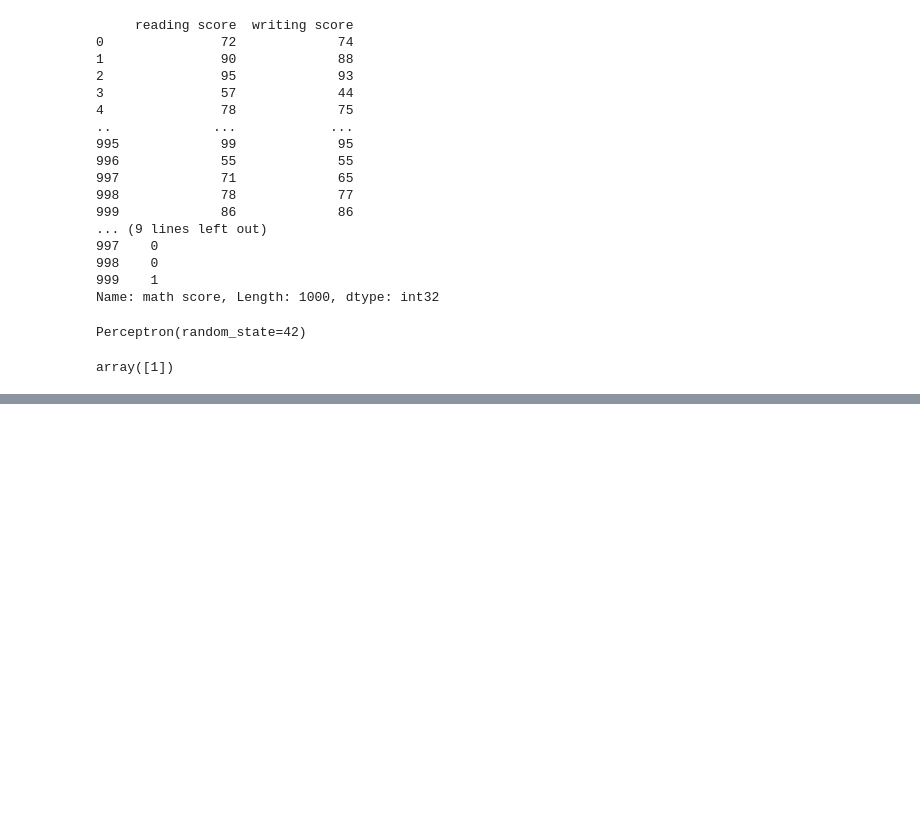
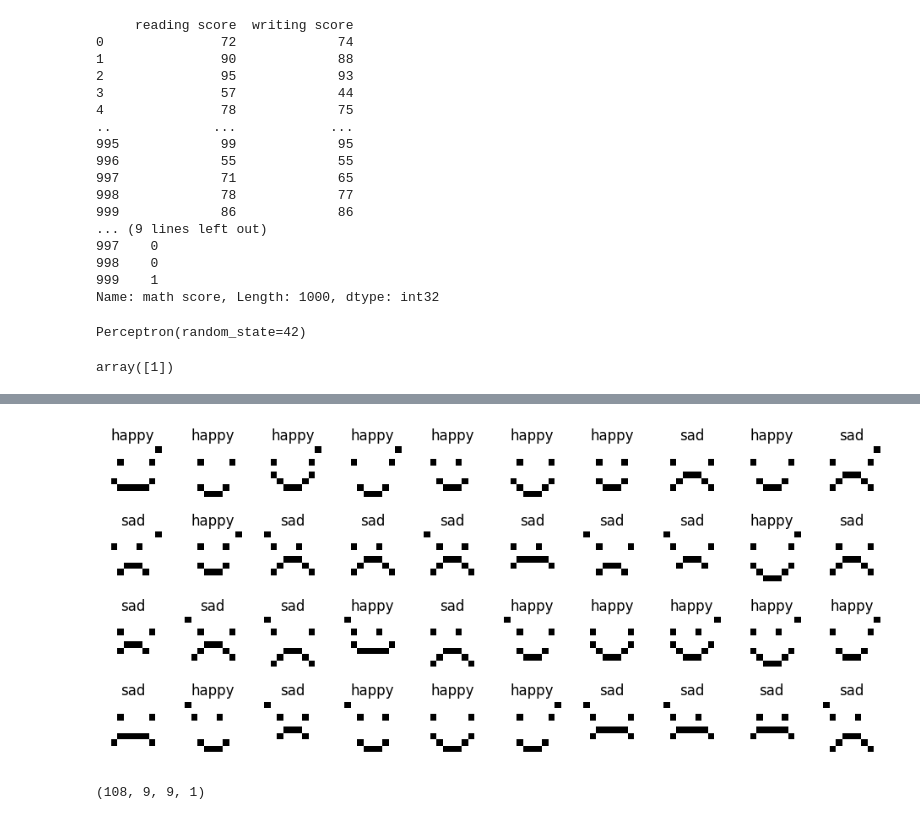
Before and after one commit to lascha212/F21DL, a Jupyter notebook: labs.ipynb, the cells around one changed output, grey strips where cells are left out. Drawn from its saved outputs; the diff is of its cells as text; code cells hidden in the pictures; blank space fills up the shorter version.

```diff
--- a/labs.ipynb
+++ b/labs.ipynb
@@ -902,0 +945,24 @@ for i in range(len(y)):
+# %%
+x_train = x_train
+x_test = x_test
+# %%
+
+
+n_rows = 4
+n_cols = 10
+plt.figure(figsize=(n_cols * 1.2, n_rows * 1.2))
+for row in range(n_rows):
+    for col in range(n_cols):
+        index = n_cols * row + col
+        plt.subplot(n_rows, n_cols, index + 1)
+        plt.imshow(x_train[index], cmap=plt.cm.binary, interpolation="nearest")
+        plt.axis("off")
+        plt.title(class_names[y_train[index].astype(int)], fontsize=12)
+plt.subplots_adjust(wspace=0.2, hspace=0.5)
+plt.show()
+# %% [output]
+[figure, added]
+# %%
+x_train.shape
+# %% [output]
+(108, 9, 9, 1)
```
Also changed, not shown: parts of 58 cells of this notebook, 2 other files.
